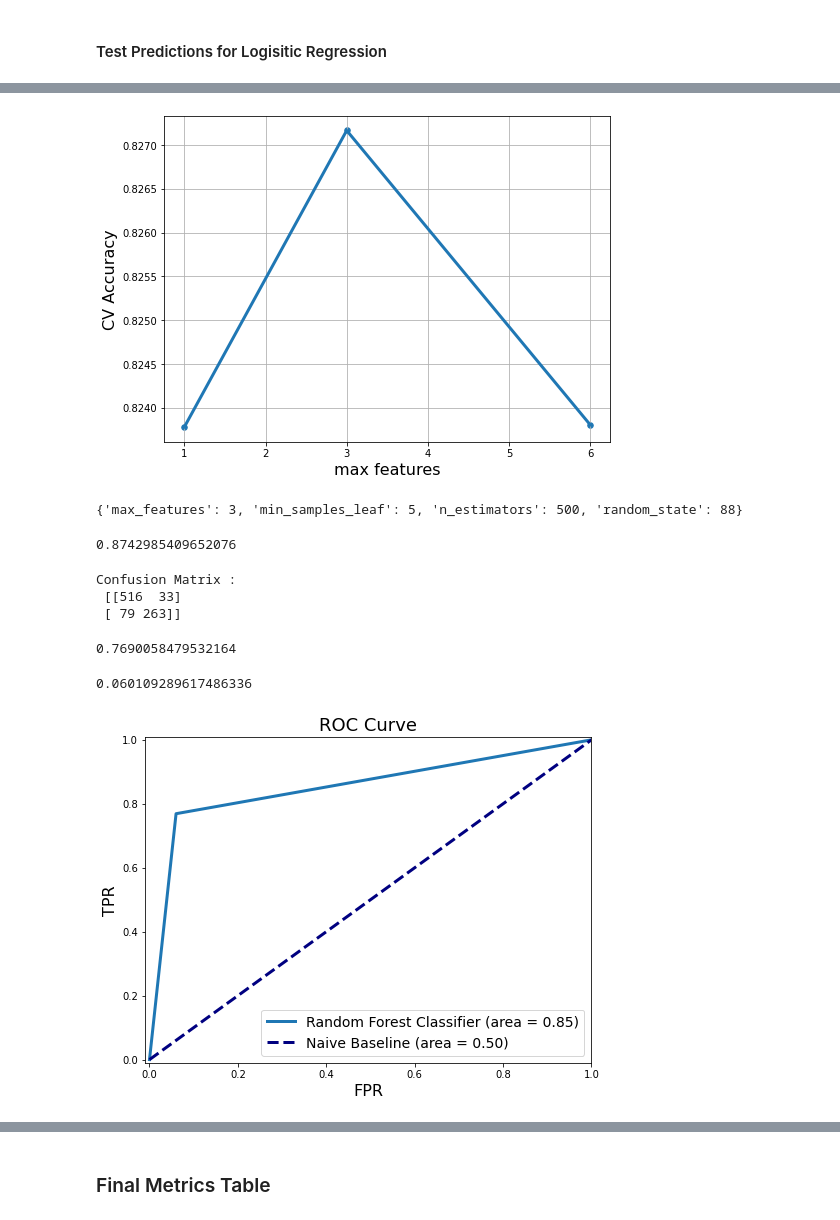
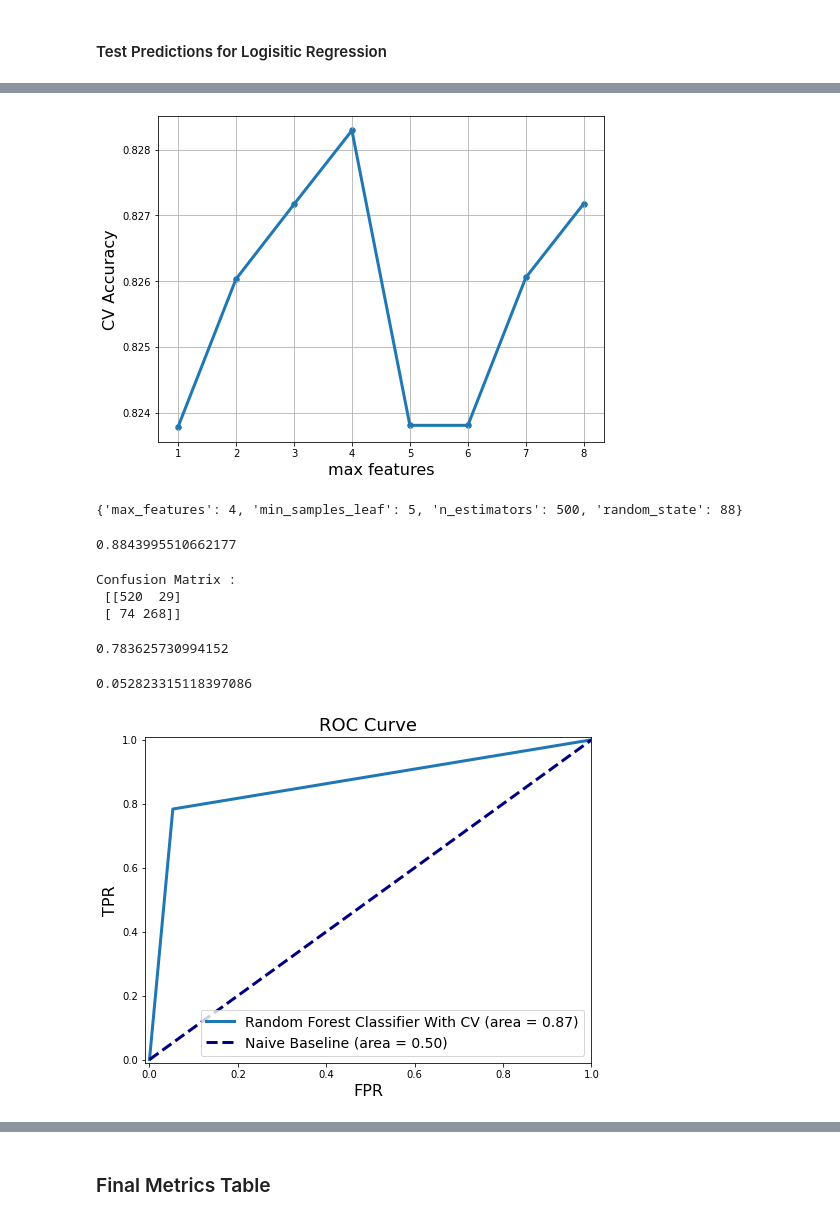
Before and after one commit to SevenWoos/Titanic, a Jupyter notebook: Titanic ML Project.ipynb, the cells around one changed output, grey strips where cells are left out. Cells and saved outputs as stored; diff of their text form; code cells hidden in the pictures.

```diff
--- a/Titanic ML Project.ipynb
+++ b/Titanic ML Project.ipynb
@@ -1244,7 +1335,7 @@ from sklearn.tree import plot_tree
 
 import time
 # %%
-grid_values = {'max_features': np.linspace(1,12,5, dtype='int32'),
+grid_values = {'max_features': np.linspace(1,8,8, dtype='int32'),
                'min_samples_leaf': [5],
                'n_estimators': [500],
                'random_state': [88]}
@@ -1400,51 +1381,51 @@ plt.scatter(max_features, R2_scores, s=30)
 plt.plot(max_features, R2_scores, linewidth=3)
 plt.grid(True, which='both')
 # %% [output]
-[figure, old version]
+[figure, new version]
 # %%
 print(rf_cv.best_params_)
 # %% [output]
-{'max_features': 3, 'min_samples_leaf': 5, 'n_estimators': 500, 'random_state': 88}
+{'max_features': 4, 'min_samples_leaf': 5, 'n_estimators': 500, 'random_state': 88}
 # %%
 rf_acc = accuracy_score(train_enc_Y, rf_cv.predict(train_enc_X))
 rf_acc
 # %% [output]
-0.8742985409652076
+0.8843995510662177
 # %%
 # Confusion Matrix.
 cm_rf = confusion_matrix(train_enc_Y, rf_cv.predict(train_enc_X))
 print ("Confusion Matrix : \n", cm_rf)
 # %% [output]
 Confusion Matrix :
- [[516  33]
- [ 79 263]]
+ [[520  29]
+ [ 74 268]]
 # %%
-# TPR for Random Forest Model
+# TPR for Random Forest Model With CV
 rf_tpr = cm_rf.ravel()[3]/(cm_rf.ravel()[3]+cm_rf.ravel()[2])
 rf_tpr
 # %% [output]
-0.7690058479532164
+0.783625730994152
 # %%
-# FPR for Random Forest Model
+# FPR for Random Forest Model With CV
 rf_fpr = cm_rf.ravel()[1]/(cm_rf.ravel()[1]+cm_rf.ravel()[0])
 rf_fpr
 # %% [output]
-0.060109289617486336
+0.052823315118397086
 # %%
 # ROC Curve
 fpr, tpr, _ = roc_curve(train_enc_Y, rf_cv.predict(train_enc_X))
 roc_auc = auc(fpr, tpr)
 
 plt.figure(figsize=(8, 6))
 plt.title('ROC Curve', fontsize=18)
 plt.xlabel('FPR', fontsize=16)
 plt.ylabel('TPR', fontsize=16)
 plt.xlim([-0.01, 1.00])
 plt.ylim([-0.01, 1.01])
-plt.plot(fpr, tpr, lw=3, label='Random Forest Classifier (area = {:0.2f})'.format(roc_auc))
+plt.plot(fpr, tpr, lw=3, label='Random Forest Classifier With CV (area = {:0.2f})'.format(roc_auc))
 plt.plot([0, 1], [0, 1], color='navy', lw=3, linestyle='--', label='Naive Baseline (area = 0.50)')
 plt.legend(loc='lower right', fontsize=14)
 plt.show()
 # %% [output]
-[figure, old version]
+[figure, new version]
 # %%
```
Also changed, not shown: parts of 33 cells of this notebook.
